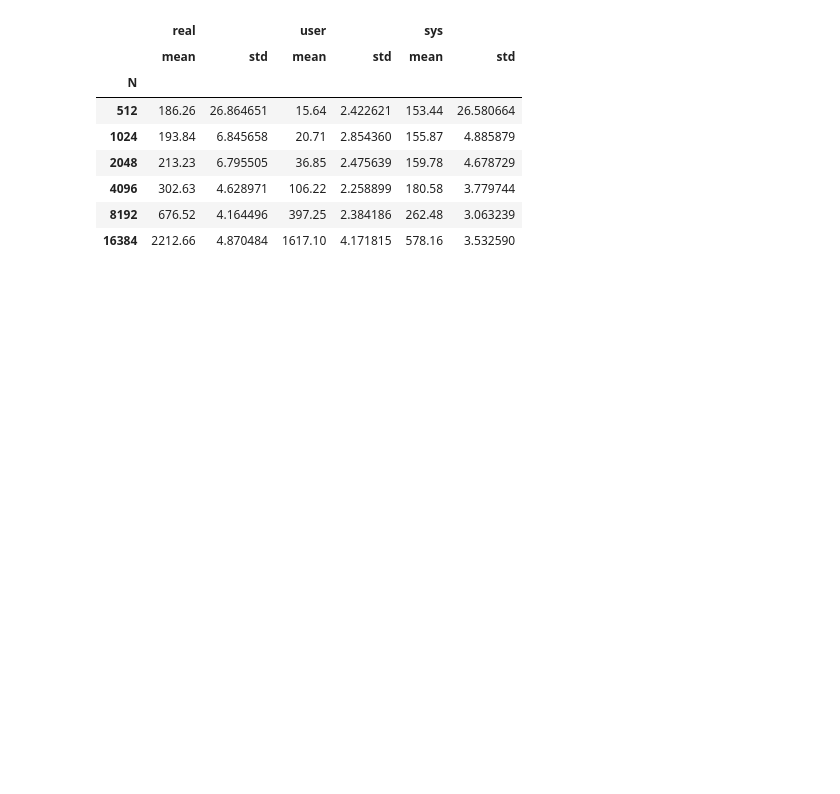
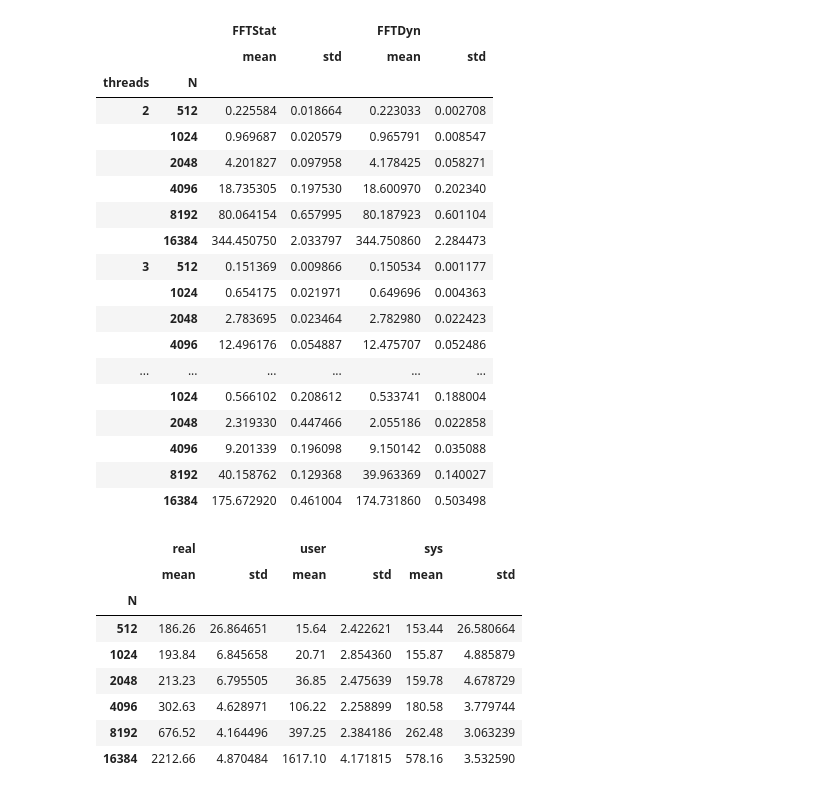
Before and after one commit to GioMai24/Speed-of-Light-FFT, a Jupyter notebook: visualization.ipynb, the cells around one changed output. Saved outputs shown, nothing was run; the diff lists cells and outputs as text; code cells hidden in the pictures; blank space fills up the shorter version.

```diff
--- a/visualization.ipynb
+++ b/visualization.ipynb
@@ -2,7 +2,31 @@
 import pandas as pd
 import matplotlib.pyplot as plt
 # %%
-data = pd.read_csv("logs/OMP/RevFftstatandDynTGaussIfft.csv", sep=' ', header=0)
+data = pd.read_csv("logs/singleImage/OMP/centerRevFftstatandDynTGaussIfft.csv", sep=' ', header=0)
+# %%
+statDyn = data.groupby(["threads", 'N'])[["FFTStat", "FFTDyn"]].agg(["mean", "std"])*100
+# %%
+statDyn
+# %% [output]
+|  |  | FFTStat |  | FFTDyn |  |
+|  |  | mean | std | mean | std |
+| threads | N |  |  |  |  |
+| 2 | 512 | 0.225584 | 0.018664 | 0.223033 | 0.002708 |
+|  | 1024 | 0.969687 | 0.020579 | 0.965791 | 0.008547 |
+|  | 2048 | 4.201827 | 0.097958 | 4.178425 | 0.058271 |
+|  | 4096 | 18.735305 | 0.197530 | 18.600970 | 0.202340 |
+|  | 8192 | 80.064154 | 0.657995 | 80.187923 | 0.601104 |
+|  | 16384 | 344.450750 | 2.033797 | 344.750860 | 2.284473 |
+| 3 | 512 | 0.151369 | 0.009866 | 0.150534 | 0.001177 |
+|  | 1024 | 0.654175 | 0.021971 | 0.649696 | 0.004363 |
+|  | 2048 | 2.783695 | 0.023464 | 2.782980 | 0.022423 |
+|  | 4096 | 12.496176 | 0.054887 | 12.475707 | 0.052486 |
+| ... | ... | ... | ... | ... | ... |
+|  | 1024 | 0.566102 | 0.208612 | 0.533741 | 0.188004 |
+|  | 2048 | 2.319330 | 0.447466 | 2.055186 | 0.022858 |
+|  | 4096 | 9.201339 | 0.196098 | 9.150142 | 0.035088 |
+|  | 8192 | 40.158762 | 0.129368 | 39.963369 | 0.140027 |
+|  | 16384 | 175.672920 | 0.461004 | 174.731860 | 0.503498 |
 # %%
 data = pd.read_csv("logs/cuda/finalSetup/times.csv", sep=' ', header=None, names=["N", "real", "user", "sys"])
 data.groupby('N').agg(["mean", "std"])*1000
```
Also changed, not shown: parts of 3 cells of this notebook, 6 other files.
